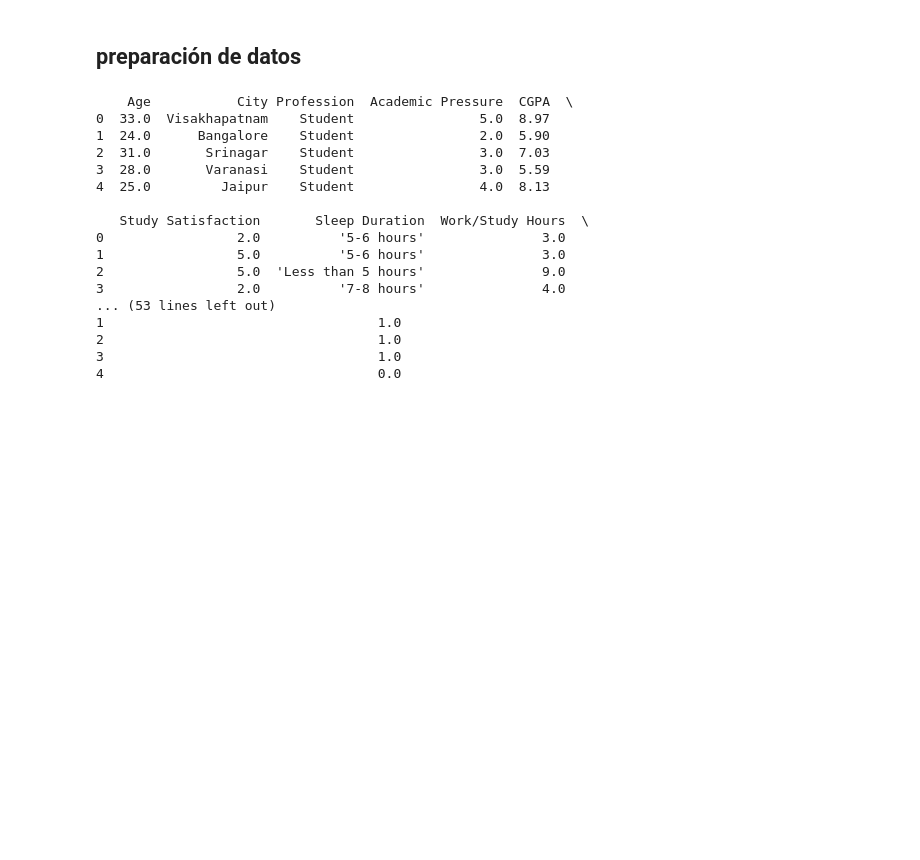
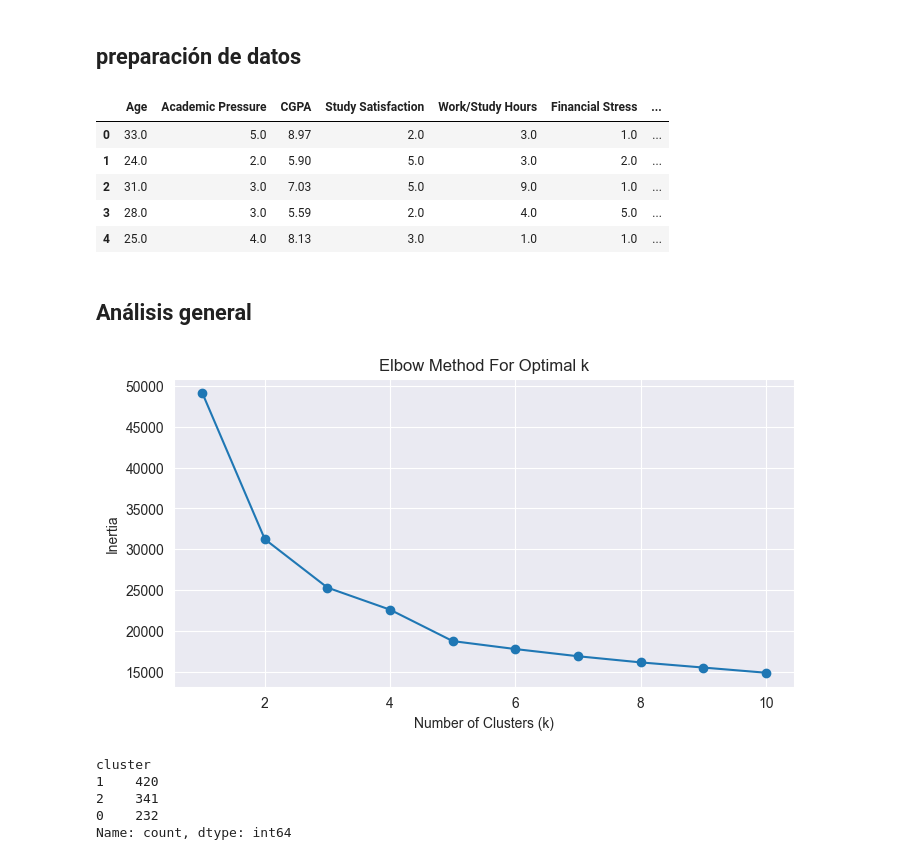
Before and after one commit to Sergiofbc/IA-Proy3, a Jupyter notebook: main.ipynb, the cells around one changed output. Saved outputs shown, nothing was run; the diff lists cells and outputs as text; code cells hidden in the pictures; blank space fills up the shorter version.

```diff
--- a/main.ipynb
+++ b/main.ipynb
@@ -187,7 +187,7 @@ from sklearn.preprocessing import OneHotEncoder
 # Lista de columnas categóricas
 categorical_columns = ['Gender', 'Dietary Habits', 'Degree',
                        'Have you ever had suicidal thoughts ?',
-                       'Family History of Mental Illness']
+                       'Family History of Mental Illness','City','Sleep Duration']
 
 # Inicializamos el codificador
 encoder = OneHotEncoder(sparse_output=False, drop='first')  # 'sparse' es ahora 'sparse_output'
@@ -204,22 +204,33 @@ encoded_df = pd.DataFrame(encoded_array,
 df_encoded = pd.concat([df_clean.drop(columns=categorical_columns), encoded_df], axis=1)
 
 # Mostramos el resultado
-print(df_encoded.head())
+df_encoded.head()
 # %% [output]
-    Age           City Profession  Academic Pressure  CGPA  \
-0  33.0  Visakhapatnam    Student                5.0  8.97
-1  24.0      Bangalore    Student                2.0  5.90
-2  31.0       Srinagar    Student                3.0  7.03
-3  28.0       Varanasi    Student                3.0  5.59
-4  25.0         Jaipur    Student                4.0  8.13
-
-   Study Satisfaction       Sleep Duration  Work/Study Hours  \
-0                 2.0          '5-6 hours'               3.0
-1                 5.0          '5-6 hours'               3.0
-2                 5.0  'Less than 5 hours'               9.0
-3                 2.0          '7-8 hours'               4.0
-... (53 lines left out)
-1                                   1.0
-2                                   1.0
-3                                   1.0
-4                                   0.0
+|  | Age | Academic Pressure | CGPA | Study Satisfaction | Work/Study Hours | Financial Stress | ... |
+| 0 | 33.0 | 5.0 | 8.97 | 2.0 | 3.0 | 1.0 | ... |
+| 1 | 24.0 | 2.0 | 5.90 | 5.0 | 3.0 | 2.0 | ... |
+| 2 | 31.0 | 3.0 | 7.03 | 5.0 | 9.0 | 1.0 | ... |
+| 3 | 28.0 | 3.0 | 5.59 | 2.0 | 4.0 | 5.0 | ... |
+| 4 | 25.0 | 4.0 | 8.13 | 3.0 | 1.0 | 1.0 | ... |
+# %% [markdown]
+## Análisis general
+# %%
+inertia = []
+k_range = range(1, 11)
+
+for k in k_range:
+    kmeans = KMeans(n_clusters=k, random_state=42)
+    kmeans.fit(df_encoded)
+    inertia.append(kmeans.inertia_)
+
+
+# Graficar el resultado
+plt.figure(figsize=(8, 4))
+plt.plot(k_range, inertia, marker='o')
+plt.xlabel('Number of Clusters (k)')
+plt.ylabel('Inertia')
+plt.title('Elbow Method For Optimal k')
+plt.grid(True)
+plt.show()
+# %% [output]
+[figure, added]
@@ -225,0 +248,8 @@ print(df_encoded.head())
+# %%
+df_clustering['cluster'].value_counts()
+# %% [output]
+cluster
+1    420
+2    341
+0    232
+Name: count, dtype: int64
```
Also changed, not shown: parts of 19 cells of this notebook, 6 other files.
